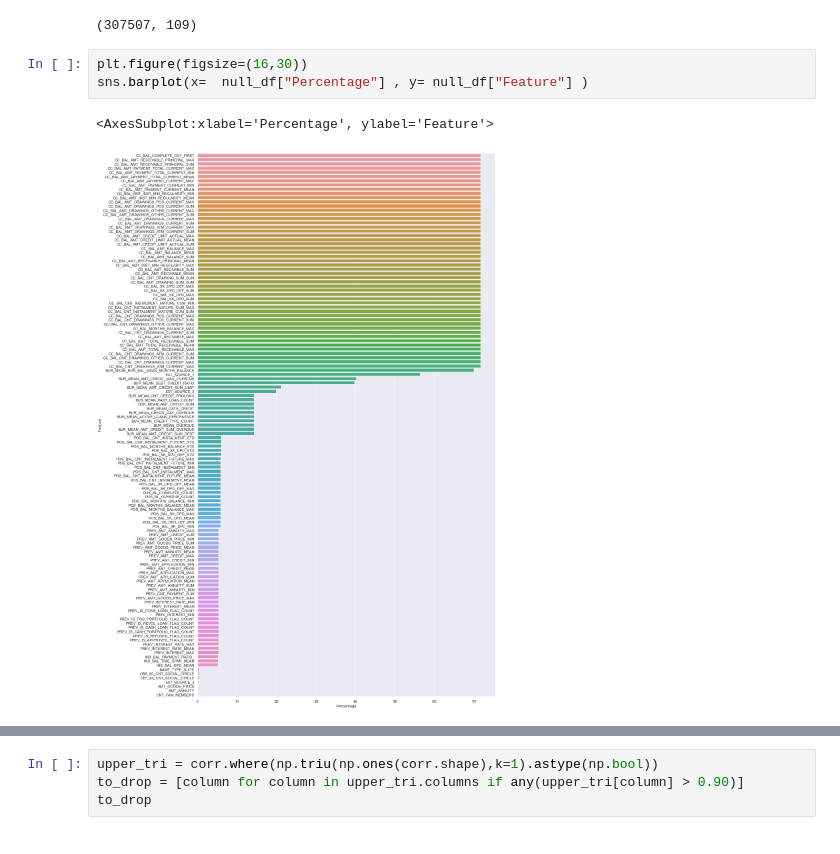
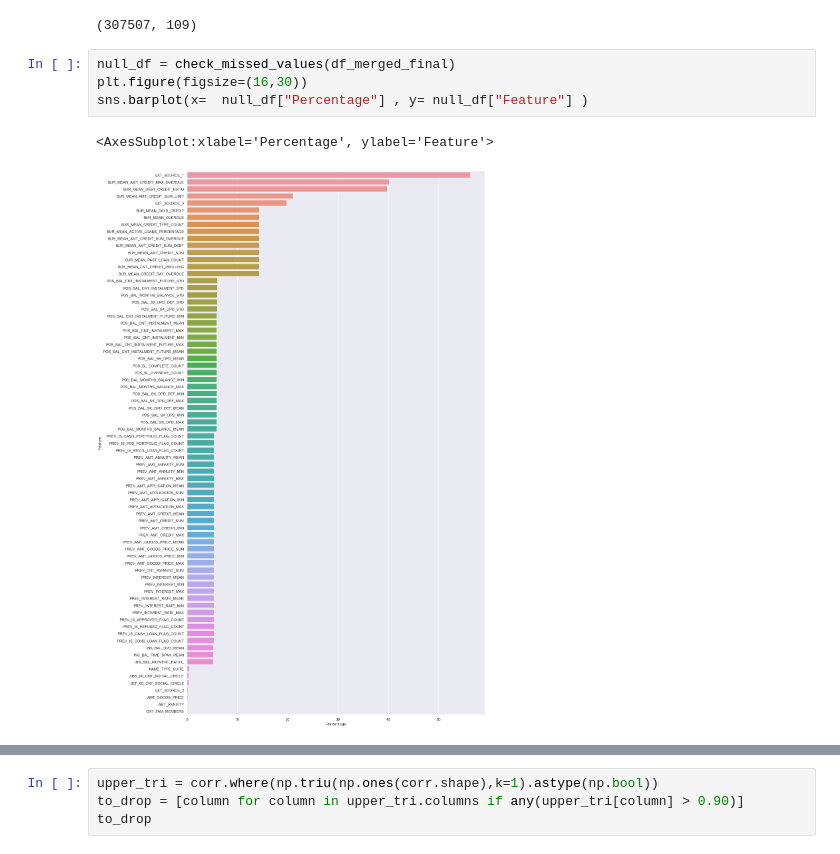
Before and after one commit to DucNgMinh/Data_Preparation_Project_Group_6, a Jupyter notebook: Feature Selection.ipynb, the cells around one changed output, grey strips where cells are left out. Cells and saved outputs as stored; diff of their text form.

```diff
--- a/Feature Selection.ipynb
+++ b/Feature Selection.ipynb
@@ -187,8 +183,9 @@ df_merged_final.shape
 # %% [output]
 (307507, 109)
 # %%
+null_df = check_missed_values(df_merged_final)
 plt.figure(figsize=(16,30))
 sns.barplot(x=  null_df["Percentage"] , y= null_df["Feature"] )
 # %% [output]
 <AxesSubplot:xlabel='Percentage', ylabel='Feature'>
-[figure, old version]
+[figure, new version]
```
Also changed, not shown: parts of 10 cells of this notebook.
